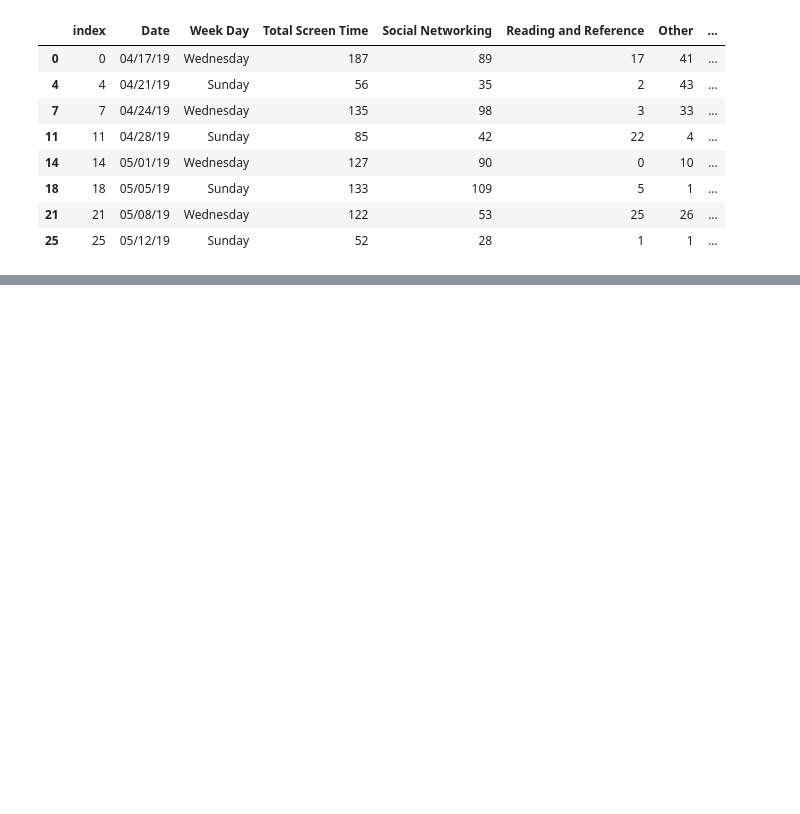
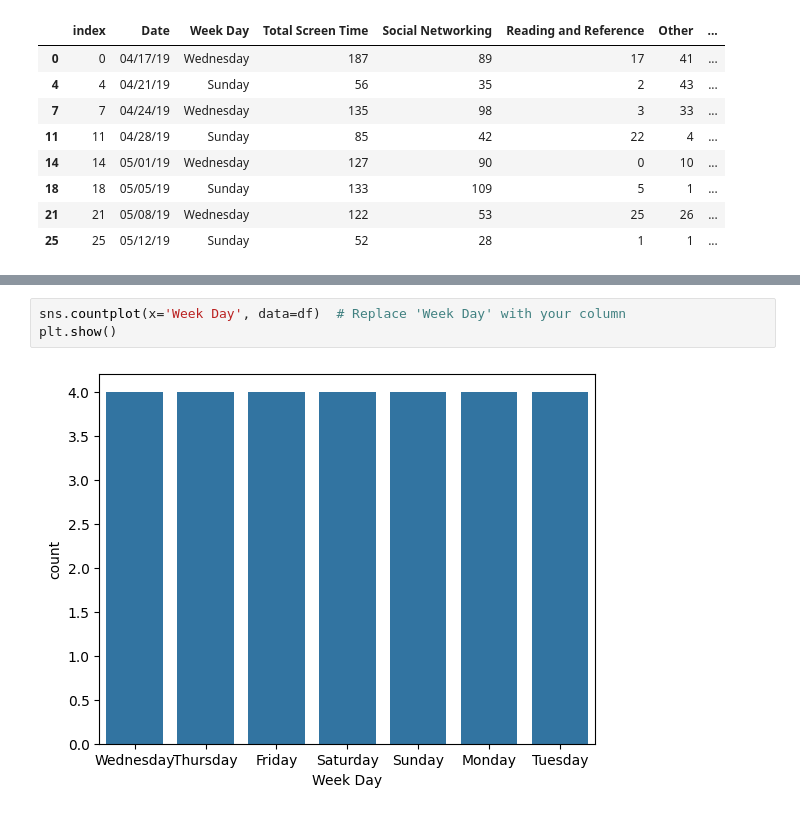
Before and after one commit to auseofficial/ipynb, a Jupyter notebook: panda1.ipynb, the cells around one changed output, grey strips where cells are left out. Saved outputs shown, nothing was run; the diff lists cells and outputs as text; blank space fills up the shorter version.

```diff
--- a/panda1.ipynb
+++ b/panda1.ipynb
@@ -491,0 +505,5 @@ df[(df['Week Day'] == 'Wednesday') | (df['Week Day'] == 'Sunday')]
+# %%
+sns.countplot(x='Week Day', data=df)  # Replace 'Week Day' with your column
+plt.show()
+# %% [output]
+[figure, added]
```
Also changed, not shown: parts of 6 cells of this notebook.
